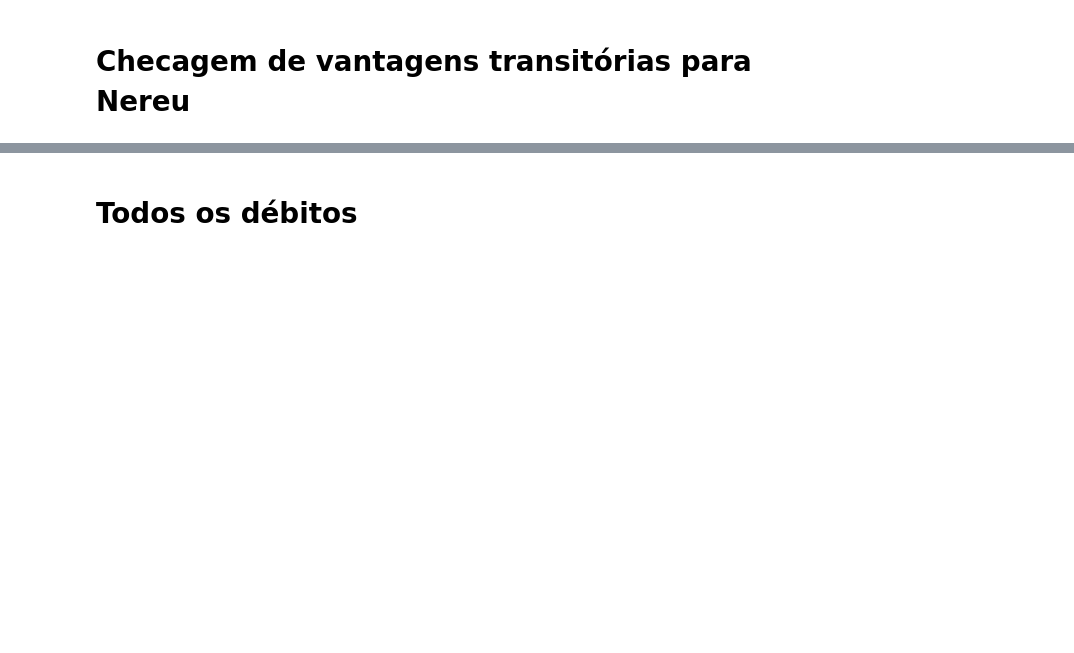
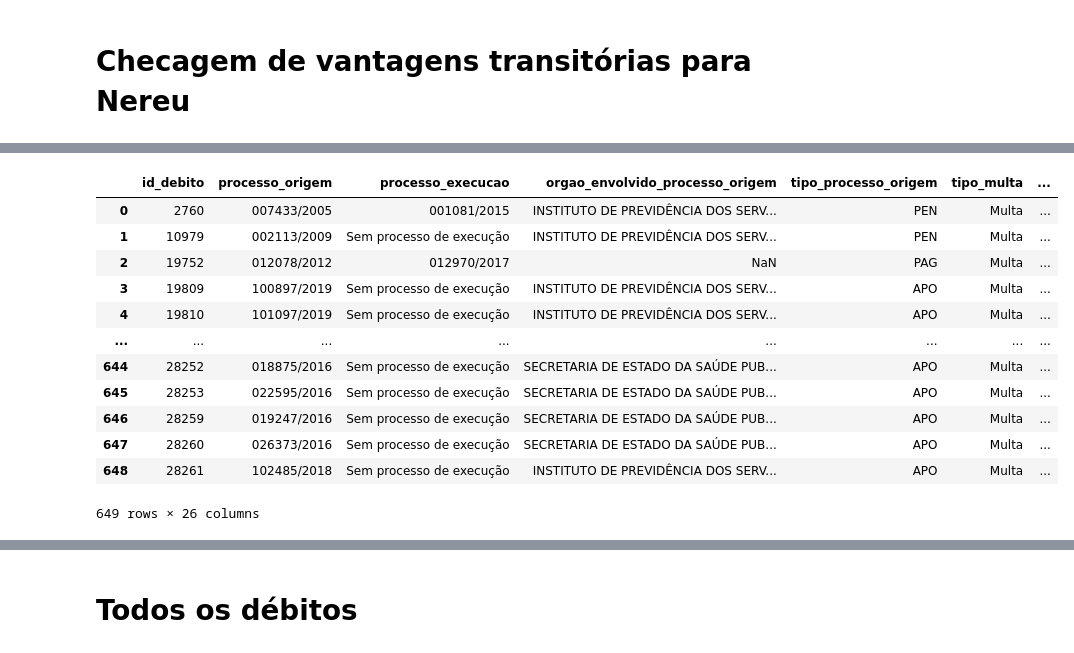
Before and after one commit to eduardoplima/ccd, a Jupyter notebook: scripts/vantagens_trans.ipynb, the cells around one changed output, grey strips where cells are left out. Saved outputs shown, nothing was run; the diff lists cells and outputs as text; code cells hidden in the pictures; blank space fills up the shorter version.

```diff
--- a/scripts/vantagens_trans.ipynb
+++ b/scripts/vantagens_trans.ipynb
@@ -14,0 +123,6 @@ conn = get_connection()
+# %%
+df_descontos = pd.read_excel("descontos_folha_nereu.xlsx")
+df_descontos['numero_processo'] = df_descontos['numero_processo'].astype(str).str.zfill(6)
+df_descontos['processo'] = df_descontos['numero_processo'] + '/' + df_descontos['ano_processo'].astype(str)
+# %%
+df['desconto_folha'] = df['processo_execucao'].apply(lambda x: 'Desconto em folha implantado' if len(df_descontos[df_descontos['processo'] == x]) > 0 else 'Sem desconto em folha')
@@ -14,0 +141,20 @@ conn = get_connection()
+# %%
+df['relator'] = df['relator'].replace("ANTONIO ED SOUZA SANTANA (CONVOCAÇÃO POR VACÂNCIA)", "ANTONIO ED SOUZA SANTANA")
+# %%
+df.rename(columns={'relator': 'relator_original'}, inplace=True)
+# %%
+df
+# %% [output]
+|  | id_debito | processo_origem | processo_execucao | orgao_envolvido_processo_origem | tipo_processo_origem | tipo_multa | ... |
+| 0 | 2760 | 007433/2005 | 001081/2015 | INSTITUTO DE PREVIDÊNCIA DOS SERV... | PEN | Multa | ... |
+| 1 | 10979 | 002113/2009 | Sem processo de execução | INSTITUTO DE PREVIDÊNCIA DOS SERV... | PEN | Multa | ... |
+| 2 | 19752 | 012078/2012 | 012970/2017 | NaN | PAG | Multa | ... |
+| 3 | 19809 | 100897/2019 | Sem processo de execução | INSTITUTO DE PREVIDÊNCIA DOS SERV... | APO | Multa | ... |
+| 4 | 19810 | 101097/2019 | Sem processo de execução | INSTITUTO DE PREVIDÊNCIA DOS SERV... | APO | Multa | ... |
+| ... | ... | ... | ... | ... | ... | ... | ... |
+| 644 | 28252 | 018875/2016 | Sem processo de execução | SECRETARIA DE ESTADO DA SAÚDE PUB... | APO | Multa | ... |
+| 645 | 28253 | 022595/2016 | Sem processo de execução | SECRETARIA DE ESTADO DA SAÚDE PUB... | APO | Multa | ... |
+| 646 | 28259 | 019247/2016 | Sem processo de execução | SECRETARIA DE ESTADO DA SAÚDE PUB... | APO | Multa | ... |
+| 647 | 28260 | 026373/2016 | Sem processo de execução | SECRETARIA DE ESTADO DA SAÚDE PUB... | APO | Multa | ... |
+| 648 | 28261 | 102485/2018 | Sem processo de execução | INSTITUTO DE PREVIDÊNCIA DOS SERV... | APO | Multa | ... |
+649 rows × 26 columns
```
Also changed, not shown: parts of 30 cells of this notebook, 5 other files.
